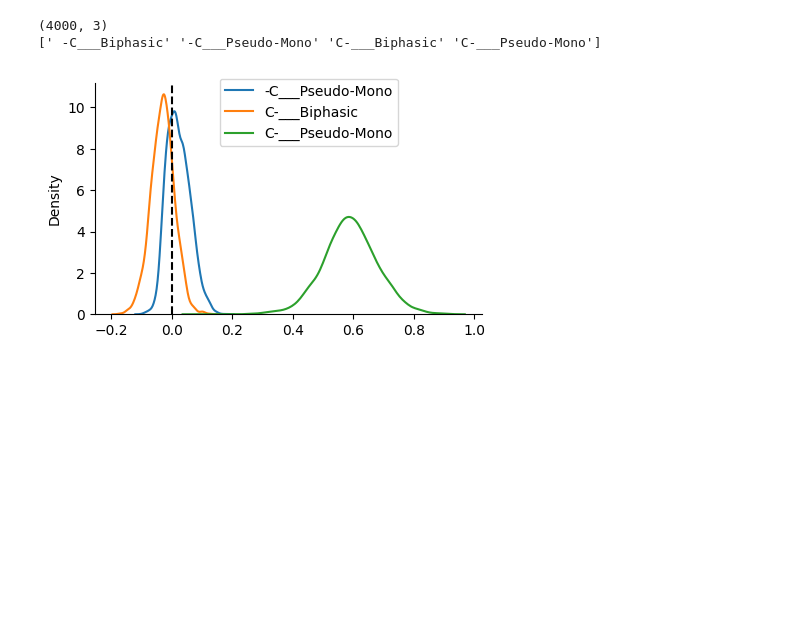
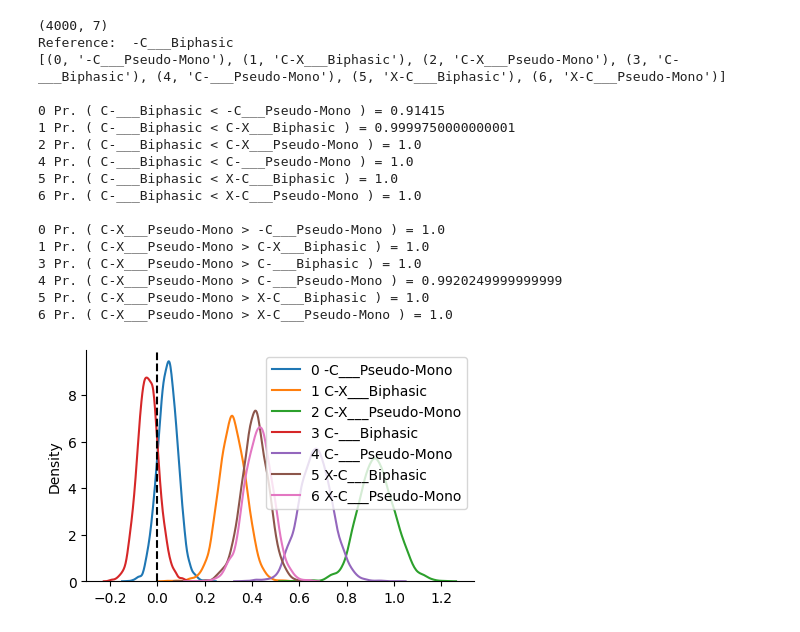
Before and after one commit to hbmep/rat-mapping, a Jupyter notebook: notebooks/log-hierarchical/l-shie/core__hbe.ipynb, the cells around one changed output. Saved outputs shown, nothing was run; the diff lists cells and outputs as text; code cells hidden in the pictures; blank space fills up the shorter version.

```diff
--- a/notebooks/log-hierarchical/l-shie/core__hbe.ipynb
+++ b/notebooks/log-hierarchical/l-shie/core__hbe.ipynb
@@ -46,0 +84,4 @@ def load(build_dir):
+# %%
+key = random.PRNGKey(0)
+build_dir = "/home/vishu/repos/rat-mapping-paper/reports/log-hierarchical/L_SHIE/mvn_reference/4000W_4000S_4C_4T_20D_0.95A_mixtureFalse/no-ground"
+key, df, encoder_dict, model, posterior_samples = load(key, build_dir, ref=0, ref2=1)
@@ -47,4 +102,4 @@ def load(build_dir):
 # %%
-build_dir = "/home/vishu/repos/rat-mapping-paper/reports/log-hierarchical/L_SHIE/mvn_reference/4000W_4000S_4C_4T_20D_0.95A_mixtureFalse/no-ground"
-df, encoder_dict, model, posterior_samples = load(build_dir)
+build_dir = "/home/vishu/repos/rat-mapping-paper/reports/log-hierarchical/L_SHIE/mvn_reference/4000W_4000S_4C_4T_20D_0.95A_mixtureFalse/with-ground"
+key, df, encoder_dict, model, posterior_samkles = load(key, build_dir, ref=1, ref2=2)
 # %% [output]
@@ -56,7 +116,22 @@ An NVIDIA GPU may be present on this machine, but a CUDA-enabled jaxlib is not i
 # %%
-build_dir = "/home/vishu/repos/rat-mapping-paper/reports/log-hierarchical/L_SHIE/mvn_reference/4000W_4000S_4C_4T_20D_0.95A_mixtureFalse/with-ground"
-df, encoder_dict, model, posterior_samkles = load(build_dir)
+build_dir = "/home/vishu/repos/rat-mapping-paper/reports/log-hierarchical/L_SHIE/mvn_reference/4000W_4000S_4C_4T_20D_0.95A_mixtureFalse/all"
+key, df, encoder_dict, model, posterior_samkles = load(key, build_dir, ref=3, ref2=2)
 # %% [output]
-(4000, 3)
-[' -C___Biphasic' '-C___Pseudo-Mono' 'C-___Biphasic' 'C-___Pseudo-Mono']
+(4000, 7)
+Reference:  -C___Biphasic
+[(0, '-C___Pseudo-Mono'), (1, 'C-X___Biphasic'), (2, 'C-X___Pseudo-Mono'), (3, 'C-___Biphasic'), (4, 'C-___Pseudo-Mono'), (5, 'X-C___Biphasic'), (6, 'X-C___Pseudo-Mono')]
+
+0 Pr. ( C-___Biphasic < -C___Pseudo-Mono ) = 0.91415
+1 Pr. ( C-___Biphasic < C-X___Biphasic ) = 0.9999750000000001
+2 Pr. ( C-___Biphasic < C-X___Pseudo-Mono ) = 1.0
+4 Pr. ( C-___Biphasic < C-___Pseudo-Mono ) = 1.0
+5 Pr. ( C-___Biphasic < X-C___Biphasic ) = 1.0
+6 Pr. ( C-___Biphasic < X-C___Pseudo-Mono ) = 1.0
+
+0 Pr. ( C-X___Pseudo-Mono > -C___Pseudo-Mono ) = 1.0
+1 Pr. ( C-X___Pseudo-Mono > C-X___Biphasic ) = 1.0
+3 Pr. ( C-X___Pseudo-Mono > C-___Biphasic ) = 1.0
+4 Pr. ( C-X___Pseudo-Mono > C-___Pseudo-Mono ) = 0.9920249999999999
+5 Pr. ( C-X___Pseudo-Mono > X-C___Biphasic ) = 1.0
+6 Pr. ( C-X___Pseudo-Mono > X-C___Pseudo-Mono ) = 1.0
-[figure, old version]
+[figure, new version]
```
Also changed, not shown: parts of 4 cells of this notebook, 1 other file.
